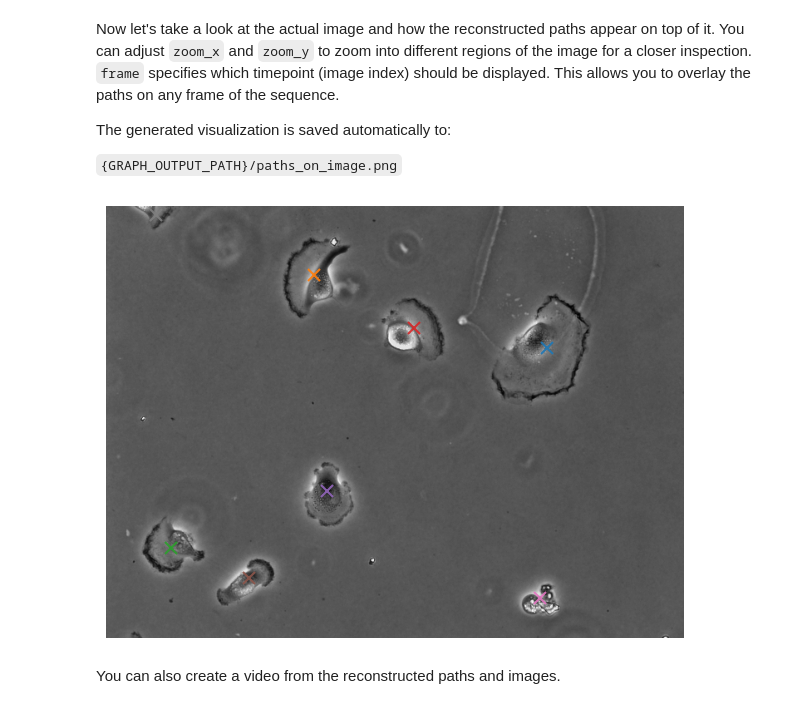
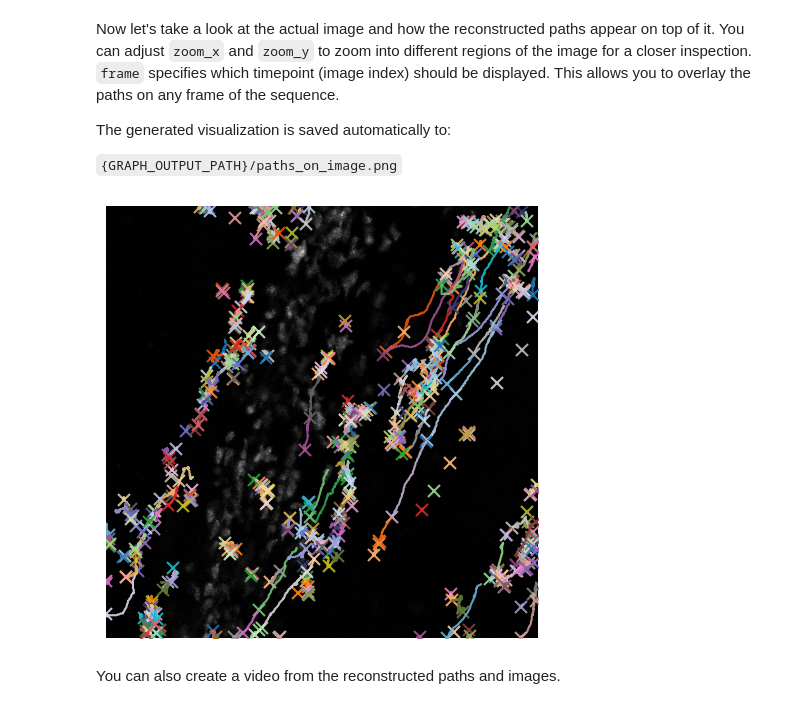
Before and after one commit to Gitinc/argus, a Jupyter notebook: notebooks/visualize_cell_tracks.ipynb, the cells around one changed output. Drawn from its saved outputs; the diff is of its cells as text; code cells hidden in the pictures.

```diff
--- a/notebooks/visualize_cell_tracks.ipynb
+++ b/notebooks/visualize_cell_tracks.ipynb
@@ -23,9 +23,9 @@ Before doing so, we need to define several general parameters that specify where
 import os
 WORK_DIR = os.getcwd()
 PATH_OF_SRC_MODUL = WORK_DIR.replace("notebooks", "src")
-YOUR_DATA_PATH = r""
-GRAPH_OUTPUT_PATH = r""
-SAVED_PATHS = r""
+YOUR_DATA_PATH = r"\\sc-data.sc-store.charite.de\sc-project-cc06-agsack\noja11\CellTrack\unregistered\1mpf and 2mpf\1mpf and 2mpf"
+GRAPH_OUTPUT_PATH = r"\\sc-data.sc-store.charite.de\sc-project-cc06-agsack\noja11\CellTrack\unregistered\output"
+SAVED_PATHS = r"\\sc-data.sc-store.charite.de\sc-project-cc06-agsack\noja11\CellTrack\unregistered\output_no_gfp\calc_paths.npy"
 IMAGE_CHANNEL = 1
 
 os.makedirs(GRAPH_OUTPUT_PATH, exist_ok=True)
@@ -57,14 +57,20 @@ IMAGE_PATHS_PATTERN = rf'{YOUR_DATA_PATH}/XXXX_*.tif'
 
 This pattern instructs to load all files that follow the specified naming structure.
 # %%
-IMAGE_PATHS_PATTERN = rf'{YOUR_DATA_PATH}/t*.tif'
+IMAGE_PATHS_PATTERN = rf'{YOUR_DATA_PATH}/lck-mCherry_cd79b-GFP__DOB_5-6-25_2mpf_Fish-3_anal-fin_.tif'
 algo.IMAGE_CHANNEL = IMAGE_CHANNEL
 # %% [markdown]
 With the file pattern defined, we can now load the images into memory and rescale them to [0,255].
 # %%
-images = algo.read_images(directory = IMAGE_PATHS_PATTERN, is_gray_scale = True)
-images = algo.batch_rescale_rgb_to_255(images)
-images_unchanged = images.copy()
+import tifffile
+
+images = tifffile.imread(IMAGE_PATHS_PATTERN)
+images = list(np.moveaxis(images, 1, -1))
+images_unchanged = [img.copy() for img in images]
+
+#images = algo.read_images(directory = IMAGE_PATHS_PATTERN, is_gray_scale = True)
+#images = algo.batch_rescale_rgb_to_255(images)
+#images_unchanged = images.copy()
 # %% [markdown]
 Next, we load the previously calculated cell paths so they can be visualized and analyzed alongside the images.
 # %%
@@ -138,23 +144,24 @@ The generated visualization is saved automatically to:
 #)
 #fig.savefig(rf"{GRAPH_OUTPUT_PATH}/paths_3D.svg", bbox_inches="tight")
 # %%
-dict_list_filtered = [entry for entry in dict_list if np.max(disp.calculate_mean_square_displacement([entry["Path"]]))>1000]
+#dict_list_filtered = [entry for entry in dict_list if np.max(disp.calculate_mean_square_displacement([entry["Path"]]))>1000]
+dict_list_filtered = [entry for entry in dict_list if len(entry["Path"])>40]
 all_tracks = [
     {
         "StartIndex": entry["StartIndex"],
         "Frames": list(range(entry["StartIndex"], entry["StartIndex"] + len(entry["Path"]))),
         "Path": entry["Path"],
     }
     for i, entry in enumerate(dict_list)
 ]
 
 fig, ax = disp.plot_paths_on_image(
     images_unchanged, all_tracks,
-    frame=0, channel=1, marker_size=8
+    frame=599, channel=1, marker_size=8
 )
 fig.savefig(rf"{GRAPH_OUTPUT_PATH}/paths_filtered.svg", bbox_inches="tight")
 # %% [output]
-[figure, old version]
+[figure, new version]
 # %% [markdown]
 You can also create a video from the reconstructed paths and images.
 # %%
```
Also changed, not shown: parts of 4 cells of this notebook, 2 other files.
